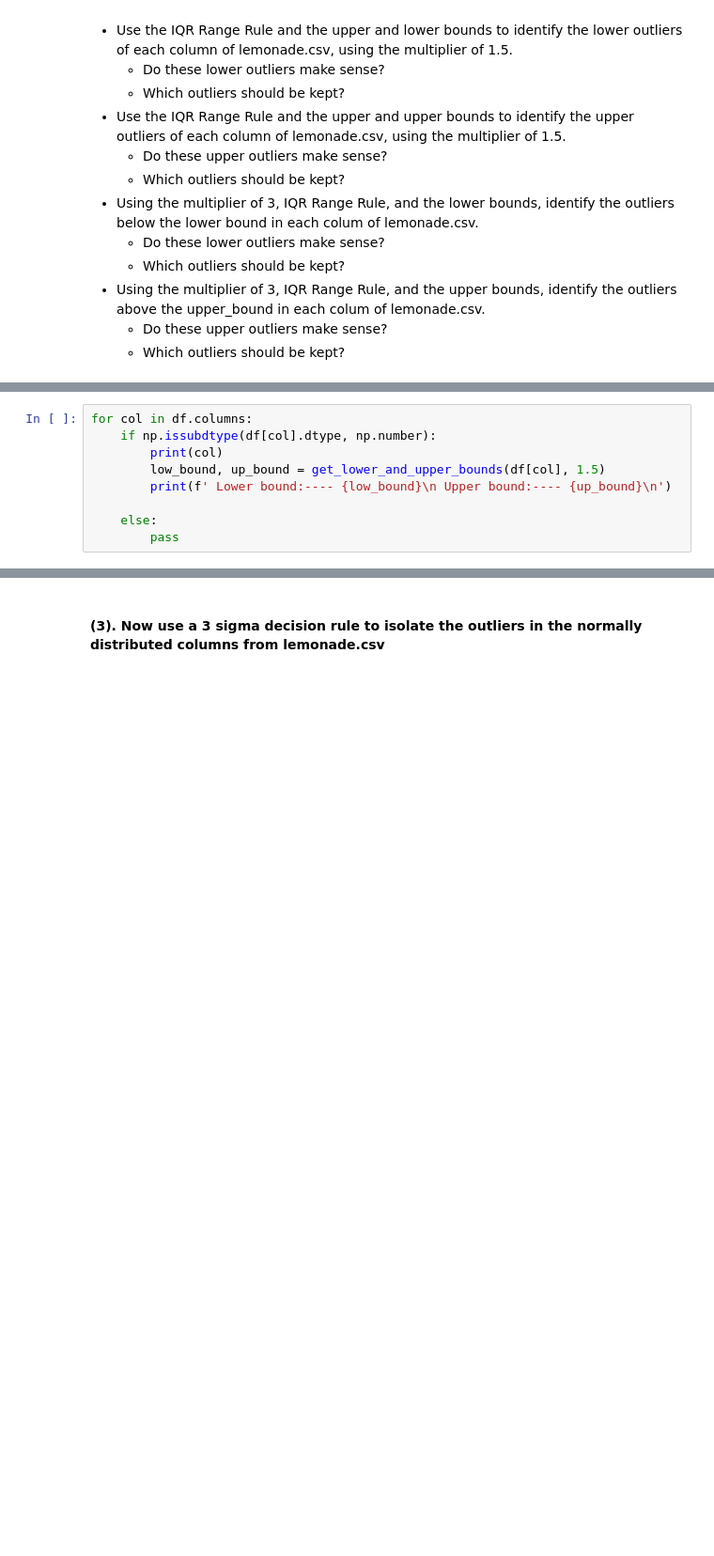
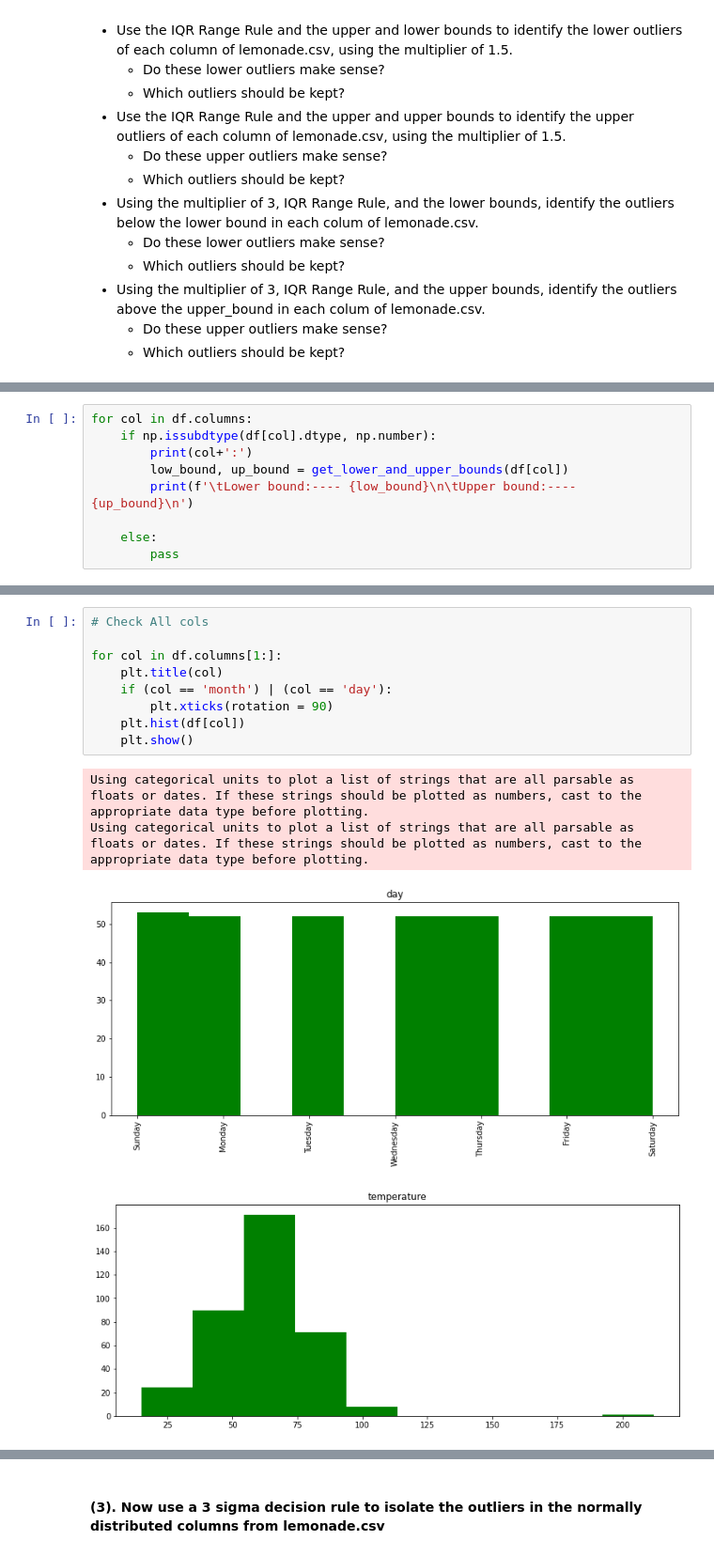
Before and after one commit to stephenkipkurui/anomaly-detection-excercises, a Jupyter notebook: continuous_probabilistic_methods.ipynb, the cells around one changed output, grey strips where cells are left out. Shown at 94% size. Drawn from its saved outputs; the diff is of its cells as text; blank space fills up the shorter version.

```diff
--- a/continuous_probabilistic_methods.ipynb
+++ b/continuous_probabilistic_methods.ipynb
@@ -63,9 +69,9 @@ None
 # %%
 for col in df.columns:
     if np.issubdtype(df[col].dtype, np.number):
-        print(col)
-        low_bound, up_bound = get_lower_and_upper_bounds(df[col], 1.5)
-        print(f' Lower bound:---- {low_bound}\n Upper bound:---- {up_bound}\n')
+        print(col+':')
+        low_bound, up_bound = get_lower_and_upper_bounds(df[col])
+        print(f'\tLower bound:---- {low_bound}\n\tUpper bound:---- {up_bound}\n')
 
     else:
         pass
@@ -98,0 +114,14 @@ sales
+# %%
+# Check All cols
+
+for col in df.columns[1:]:
+    plt.title(col)
+    if (col == 'month') | (col == 'day'):
+        plt.xticks(rotation = 90)
+    plt.hist(df[col])
+    plt.show()
+# %% [output]
+Using categorical units to plot a list of strings that are all parsable as floats or dates. If these strings should be plotted as numbers, cast to the appropriate data type before plotting.
+Using categorical units to plot a list of strings that are all parsable as floats or dates. If these strings should be plotted as numbers, cast to the appropriate data type before plotting.
+[figure, added]
+[figure, added]
```
Also changed, not shown: parts of 16 cells of this notebook, 3 other files.
